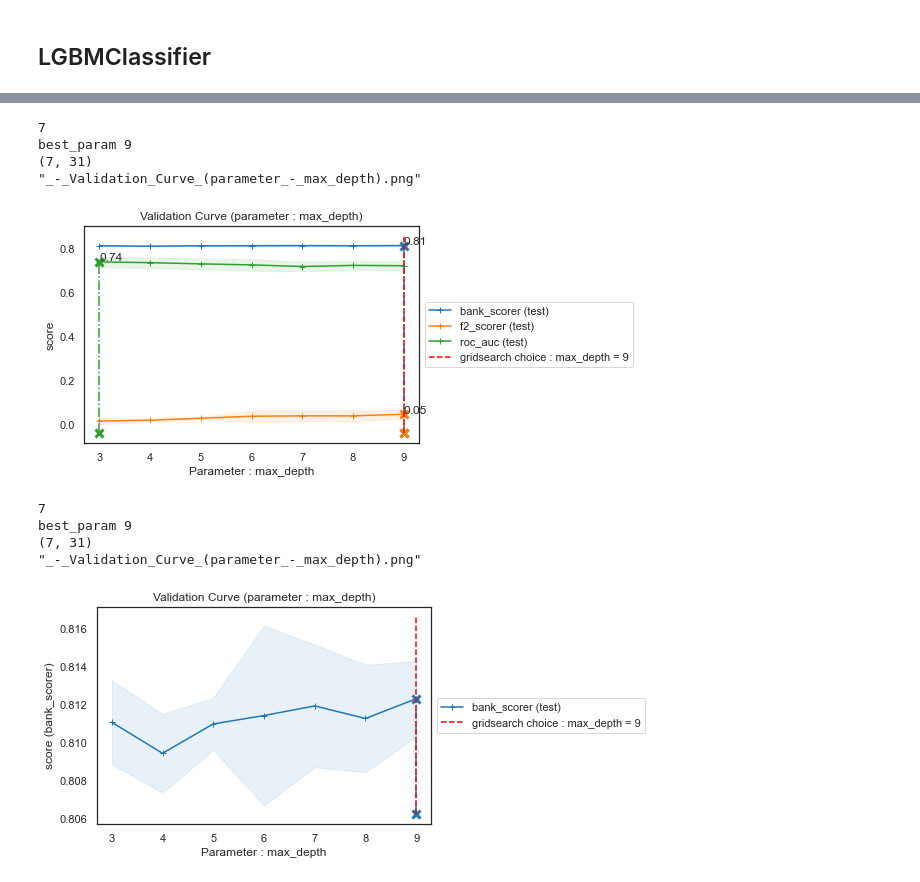
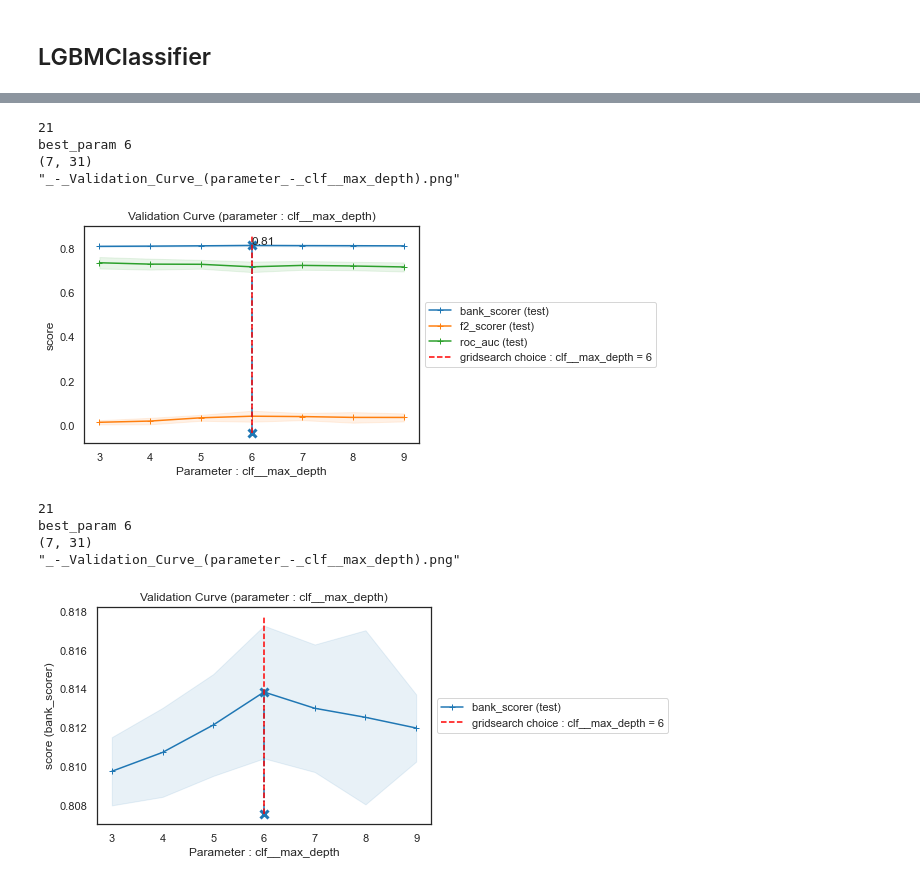
Before and after one commit to mrcreasey/oc-ds-p7-scoring-dashboard, a Jupyter notebook: code/P7_modelisation.ipynb, the cells around one changed output, grey strips where cells are left out. Cells and saved outputs as stored; diff of their text form; code cells hidden in the pictures.

```diff
--- a/code/P7_modelisation.ipynb
+++ b/code/P7_modelisation.ipynb
@@ -2099,0 +2247,19 @@ GridSearchCV took 16.143 s
+# %%
+model_name='LGBM (base)'
+lgbm_pipeline = Pipeline(steps=[
+    # ('preprocess', numeric_pipeline),
+    ('sampling', 'passthrough' ),
+    ('feat_select', 'passthrough'),
+    ('clf', LGBMClassifier())
+])
+
+param_grid = {
+            'clf__max_depth':range(3,10),
+            'clf__min_child_samples':[5,10,50]
+            #  'reg_alpha': np.logspace(-5,3,5)
+              }
+
+gs = search_best_model(model_name, lgbm_pipeline,param_grid, x_train, y_train)
+y_pred = score_model(model_name, gs, x_train,y_train, x_test, y_test)
+print(performance_metrics(y_test,y_pred))
+plot_cm_roc(lgbm_pipeline,gs,x_train,y_train,x_test, y_test,y_pred)
@@ -2100,16 +2278,16 @@ GridSearchCV took 16.143 s
 # %%
-plot_best_param_scores(gs, 'max_depth')
+plot_best_param_scores(gs, 'clf__max_depth')
 # %% [output]
-7
-best_param 9
+21
+best_param 6
 (7, 31)
-"_-_Validation_Curve_(parameter_-_max_depth).png"
+"_-_Validation_Curve_(parameter_-_clf__max_depth).png"
-[figure, old version]
+[figure, new version]
 # %%
-plot_best_param_scores(gs, 'max_depth', scorers=['bank_scorer'])
+plot_best_param_scores(gs, 'clf__max_depth', scorers=['bank_scorer'])
 # %% [output]
-7
-best_param 9
+21
+best_param 6
 (7, 31)
-"_-_Validation_Curve_(parameter_-_max_depth).png"
+"_-_Validation_Curve_(parameter_-_clf__max_depth).png"
-[figure, old version]
+[figure, new version]
```
Also changed, not shown: parts of 30 cells of this notebook.
